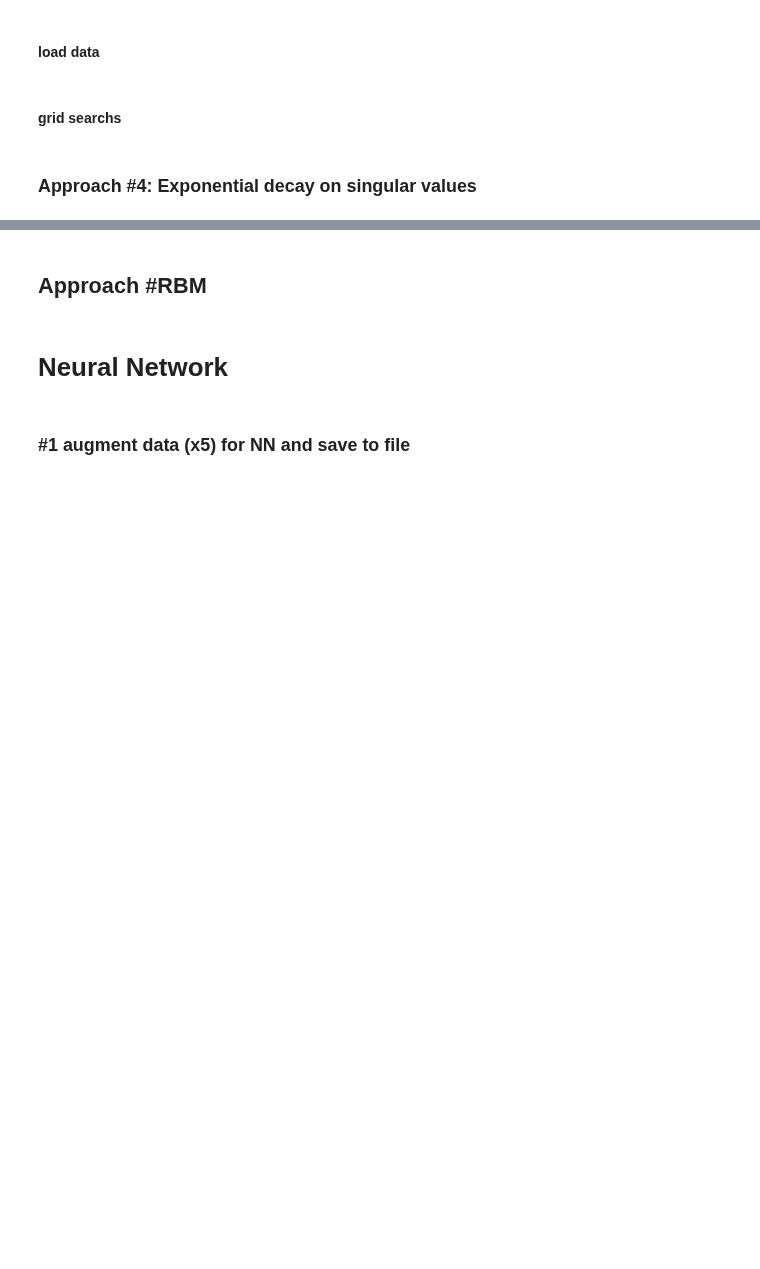
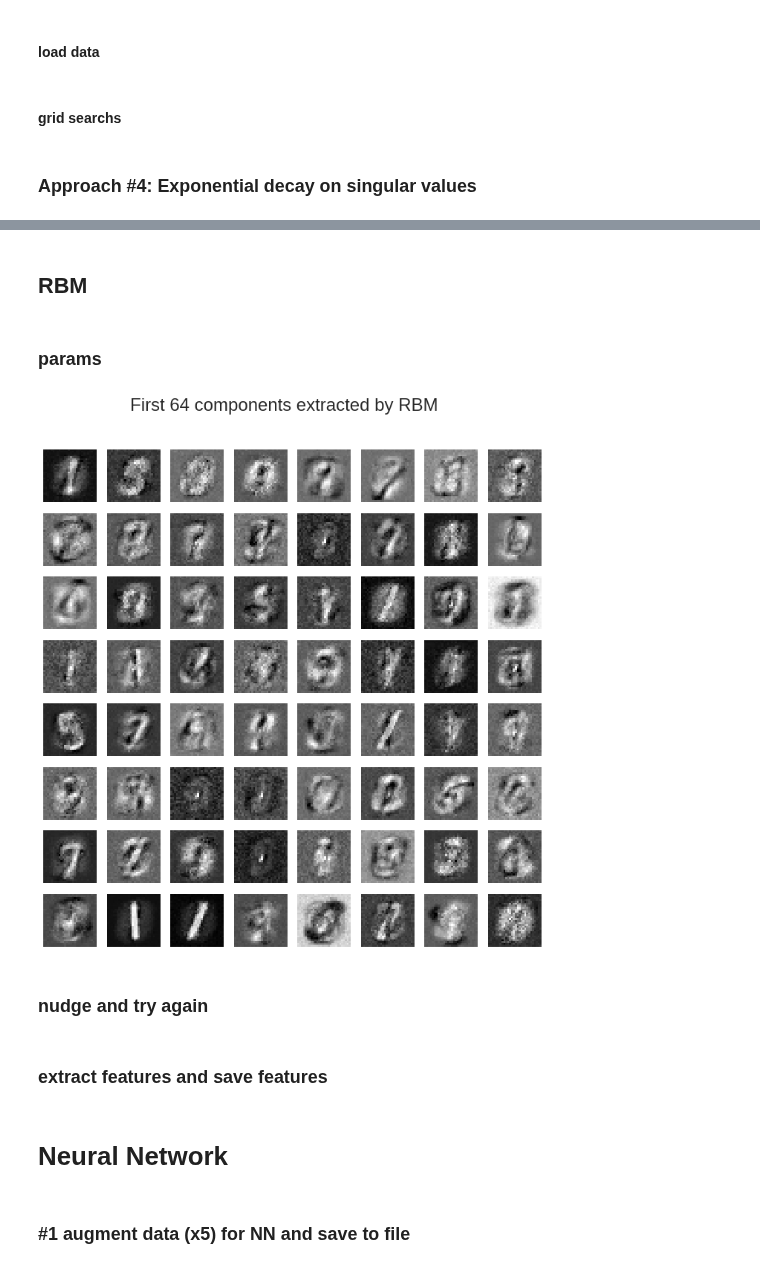
Before and after one commit to yell/mnist-challenge, a Jupyter notebook: cross_validations.ipynb, the cells around one changed output, grey strips where cells are left out. Saved outputs shown, nothing was run; the diff lists cells and outputs as text; code cells hidden in the pictures; blank space fills up the shorter version.

Commit message:
added all NN models + RBM filters + Logreg approach #NN + GP approach #NN

```diff
--- a/cross_validations.ipynb
+++ b/cross_validations.ipynb
@@ -1374,2 +1416,4 @@ for alpha in (1e-6, 1e-4, 1e-2, 0.1, 1., 2., 5., 10., 16., 25., 100.):
 # %% [markdown]
-## Approach #RBM
+## RBM
+# %% [markdown]
+### params
@@ -1375,0 +1453,9 @@ for alpha in (1e-6, 1e-4, 1e-2, 0.1, 1., 2., 5., 10., 16., 25., 100.):
+# %%
+rbm = load_model('models/rbm.json')
+# %%
+plot_rbm_filters(rbm.best_W)
+plt.savefig('rbm_filters.png')
+# %% [output]
+[figure, added]
+# %% [markdown]
+### nudge and try again
@@ -1375,0 +1521,2 @@ for alpha in (1e-6, 1e-4, 1e-2, 0.1, 1., 2., 5., 10., 16., 25., 100.):
+# %% [markdown]
+### extract features and save features
```
Also changed, not shown: parts of 26 cells of this notebook, 2 other files.
